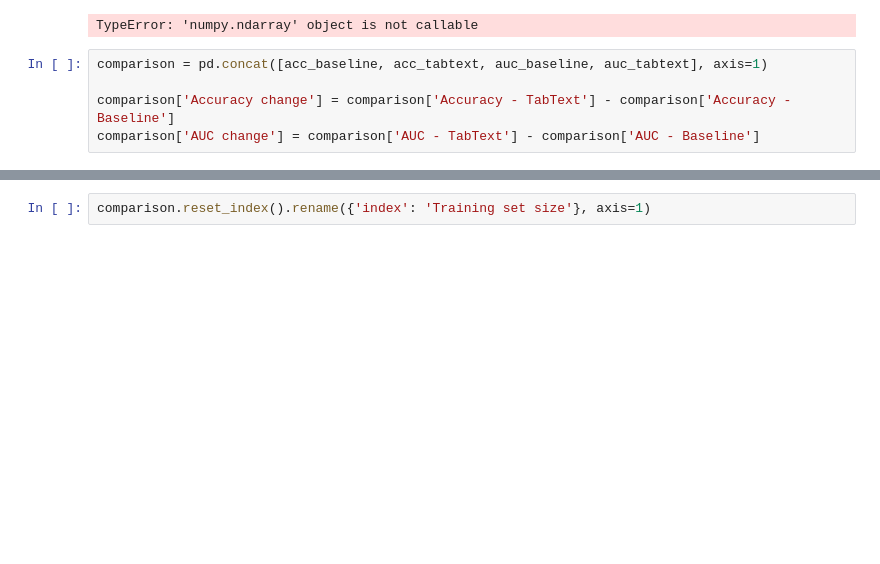
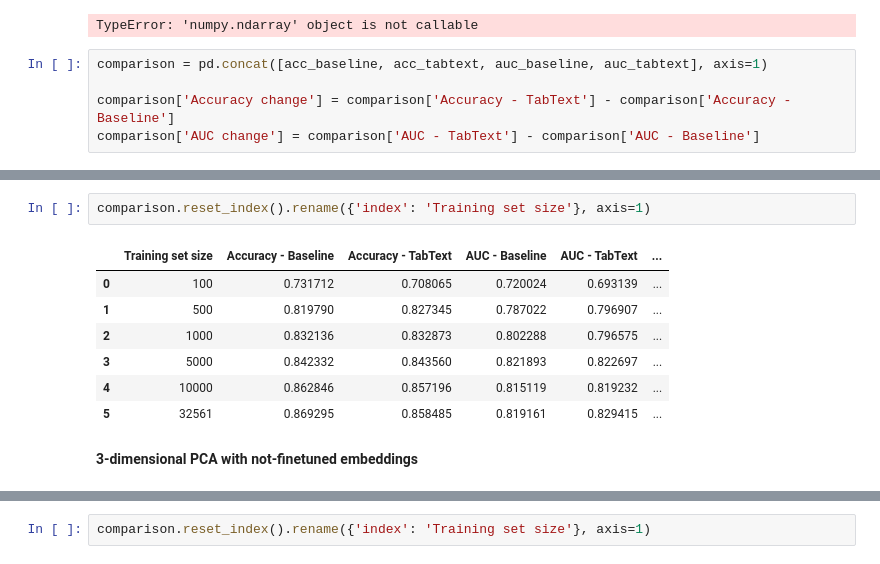
Before and after one commit to giorgiodemarchi/TabText-Experiments, a Jupyter notebook: TrainingSize_experiment.ipynb, the cells around one changed output, grey strips where cells are left out. Drawn from its saved outputs; the diff is of its cells as text; blank space fills up the shorter version.

Commit message:
Training size

```diff
--- a/TrainingSize_experiment.ipynb
+++ b/TrainingSize_experiment.ipynb
@@ -236,0 +240,12 @@ comparison.reset_index().rename({'index': 'Training set size'}, axis=1)
+# %%
+comparison.reset_index().rename({'index': 'Training set size'}, axis=1)
+# %% [output]
+|  | Training set size | Accuracy - Baseline | Accuracy - TabText | AUC - Baseline | AUC - TabText | ... |
+| 0 | 100 | 0.731712 | 0.708065 | 0.720024 | 0.693139 | ... |
+| 1 | 500 | 0.819790 | 0.827345 | 0.787022 | 0.796907 | ... |
+| 2 | 1000 | 0.832136 | 0.832873 | 0.802288 | 0.796575 | ... |
+| 3 | 5000 | 0.842332 | 0.843560 | 0.821893 | 0.822697 | ... |
+| 4 | 10000 | 0.862846 | 0.857196 | 0.815119 | 0.819232 | ... |
+| 5 | 32561 | 0.869295 | 0.858485 | 0.819161 | 0.829415 | ... |
+# %% [markdown]
+**3-dimensional PCA with not-finetuned embeddings**
```
Also changed, not shown: parts of 15 cells of this notebook.
